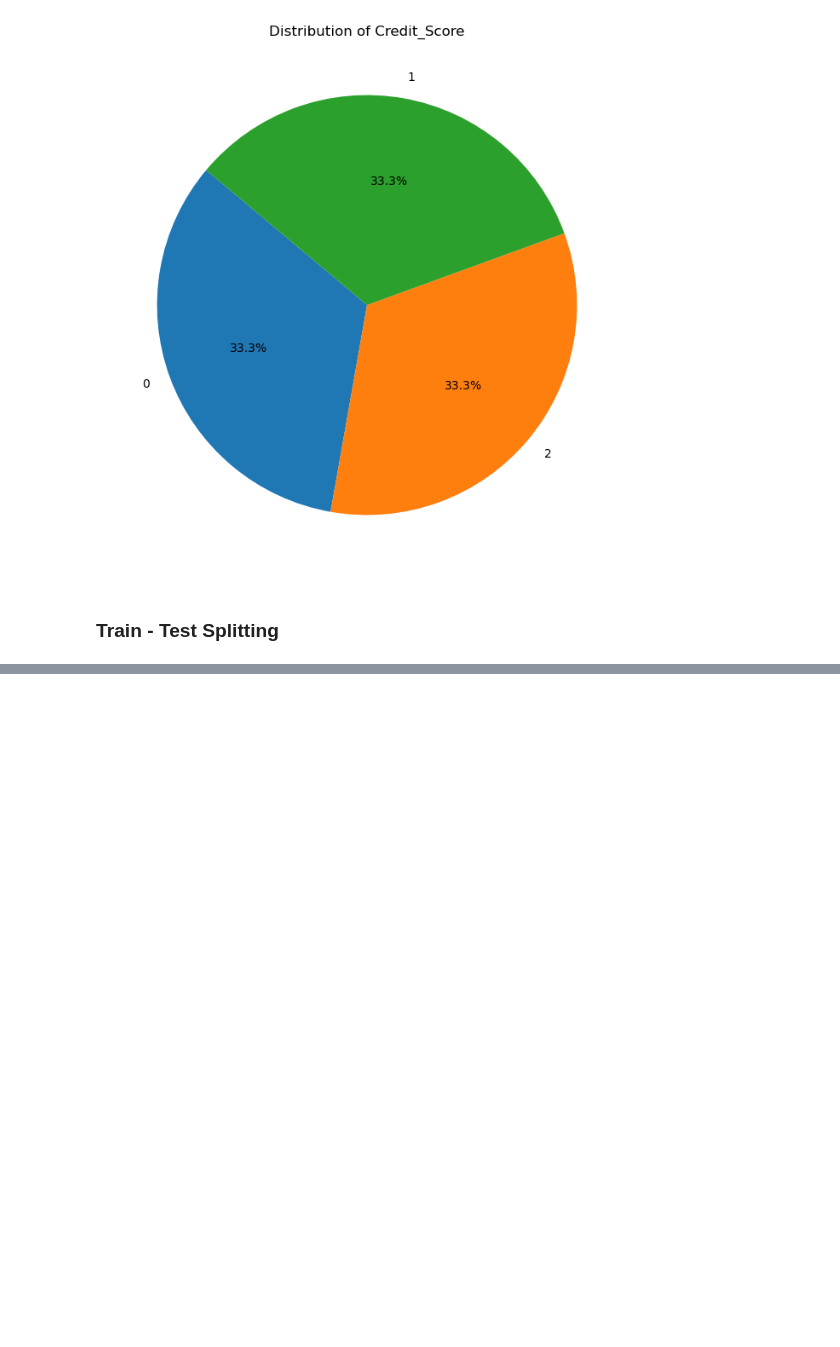
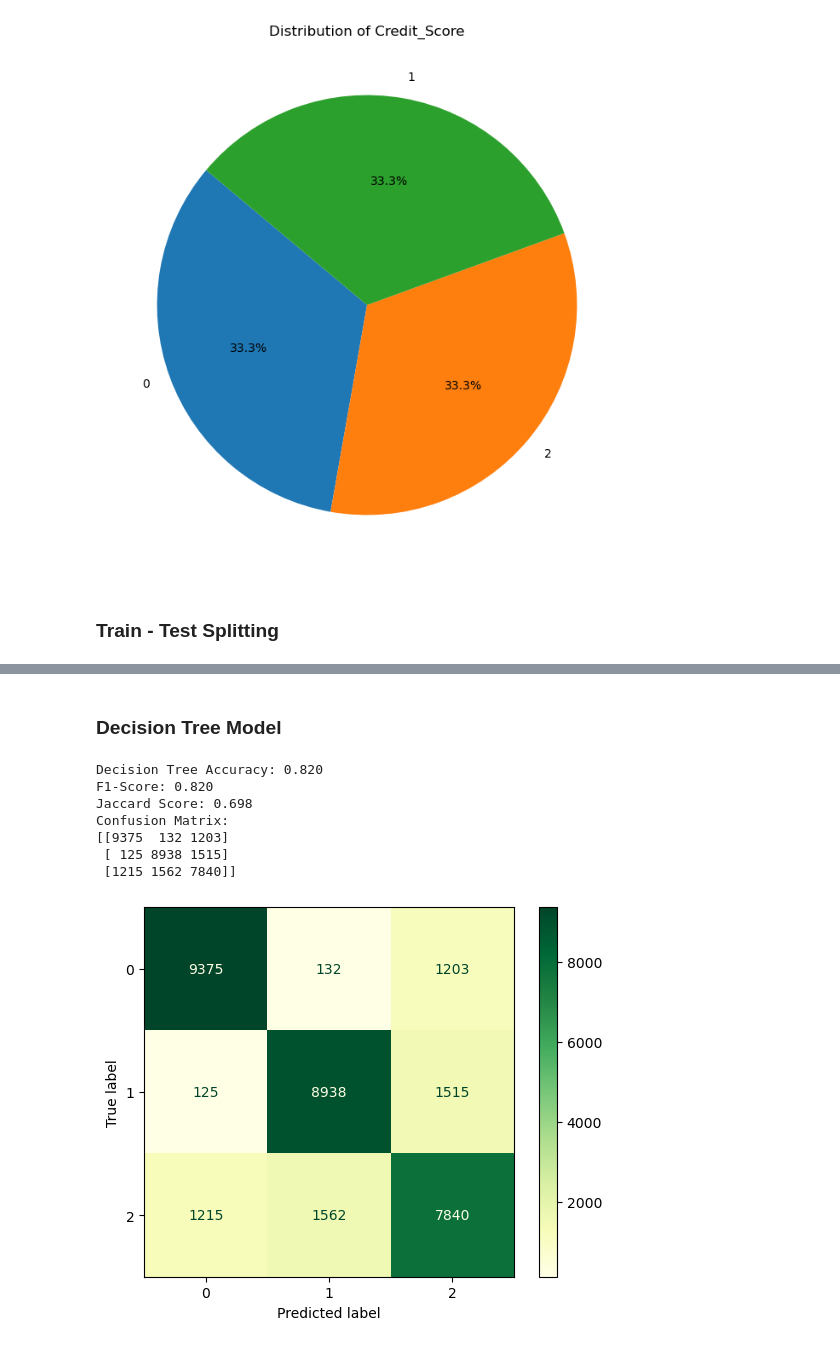
Before and after one commit to RumeysaHilal/Credit_Score_Prediction_Project, a Jupyter notebook: project_all.ipynb, the cells around one changed output, grey strips where cells are left out. Drawn from its saved outputs; the diff is of its cells as text; code cells hidden in the pictures; blank space fills up the shorter version.

```diff
--- a/project_all.ipynb
+++ b/project_all.ipynb
@@ -85,0 +106,13 @@ X_train, X_test, y_train, y_test = train_test_split(X_resampled, y_resampled, te
+# %% [markdown]
+### Decision Tree Model
+# %%
+model_func.train_decision_tree_model(X_train, X_test, y_train, y_test)
+# %% [output]
+Decision Tree Accuracy: 0.820
+F1-Score: 0.820
+Jaccard Score: 0.698
+Confusion Matrix:
+[[9375  132 1203]
+ [ 125 8938 1515]
+ [1215 1562 7840]]
+[figure, added]
```
Also changed, not shown: parts of 11 cells of this notebook, 3 other files.
